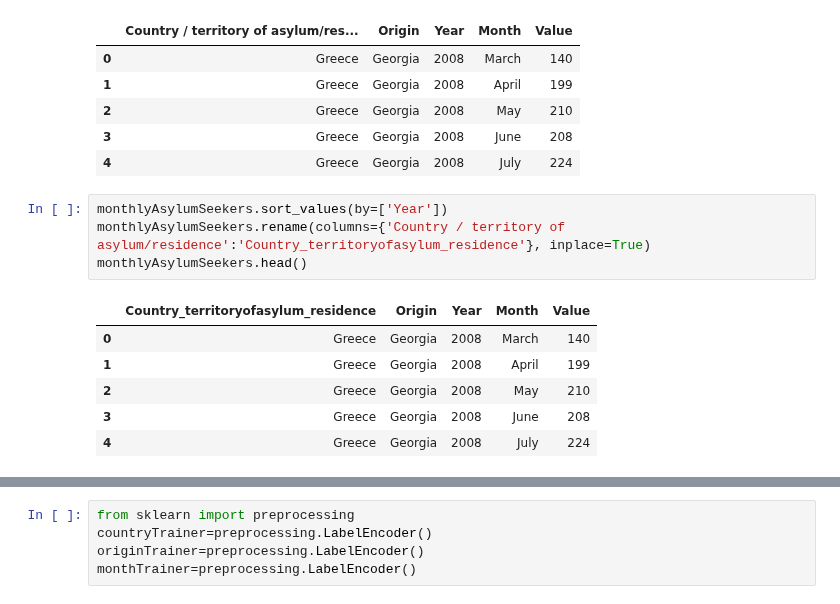
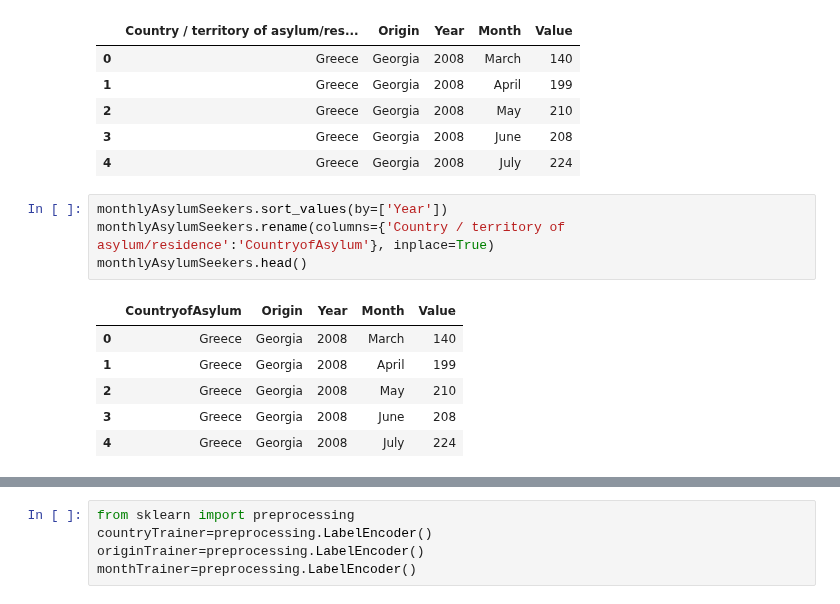
Before and after one commit to UNCG-CSE/World-Refugee-Forecast, a Jupyter notebook: src/SGDRegressor.ipynb, the cells around one changed output, grey strips where cells are left out. Cells and saved outputs as stored; diff of their text form.

```diff
--- a/src/SGDRegressor.ipynb
+++ b/src/SGDRegressor.ipynb
@@ -27,10 +27,10 @@ monthlyAsylumSeekers.head()
 | 4 | Greece | Georgia | 2008 | July | 224 |
 # %%
 monthlyAsylumSeekers.sort_values(by=['Year'])
-monthlyAsylumSeekers.rename(columns={'Country / territory of asylum/residence':'Country_territoryofasylum_residence'}, inplace=True)
+monthlyAsylumSeekers.rename(columns={'Country / territory of asylum/residence':'CountryofAsylum'}, inplace=True)
 monthlyAsylumSeekers.head()
 # %% [output]
-|  | Country_territoryofasylum_residence | Origin | Year | Month | Value |
+|  | CountryofAsylum | Origin | Year | Month | Value |
 | 0 | Greece | Georgia | 2008 | March | 140 |
 | 1 | Greece | Georgia | 2008 | April | 199 |
 | 2 | Greece | Georgia | 2008 | May | 210 |
```
Also changed, not shown: parts of 19 cells of this notebook, 1 other file.
